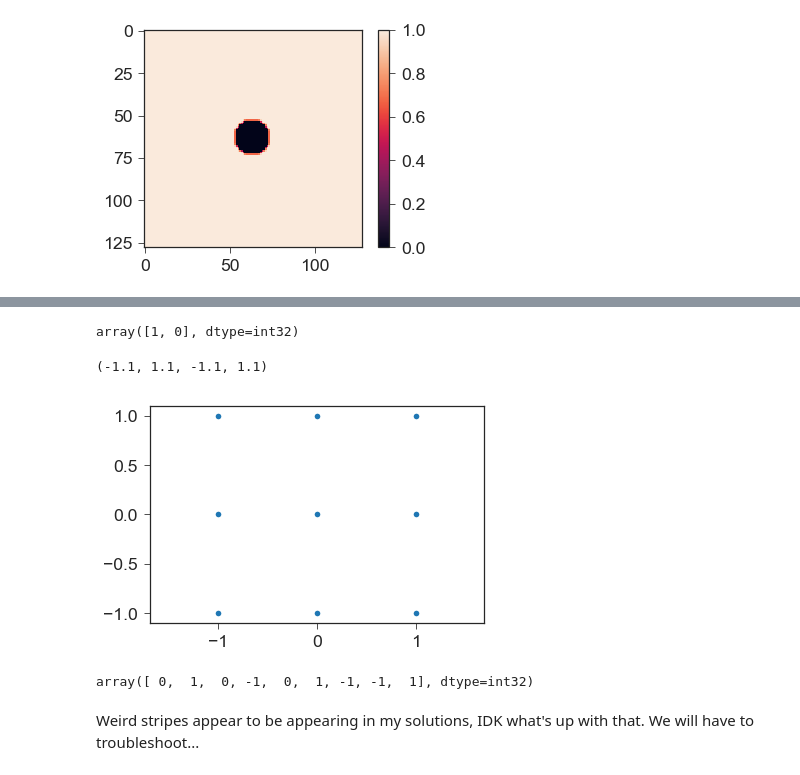
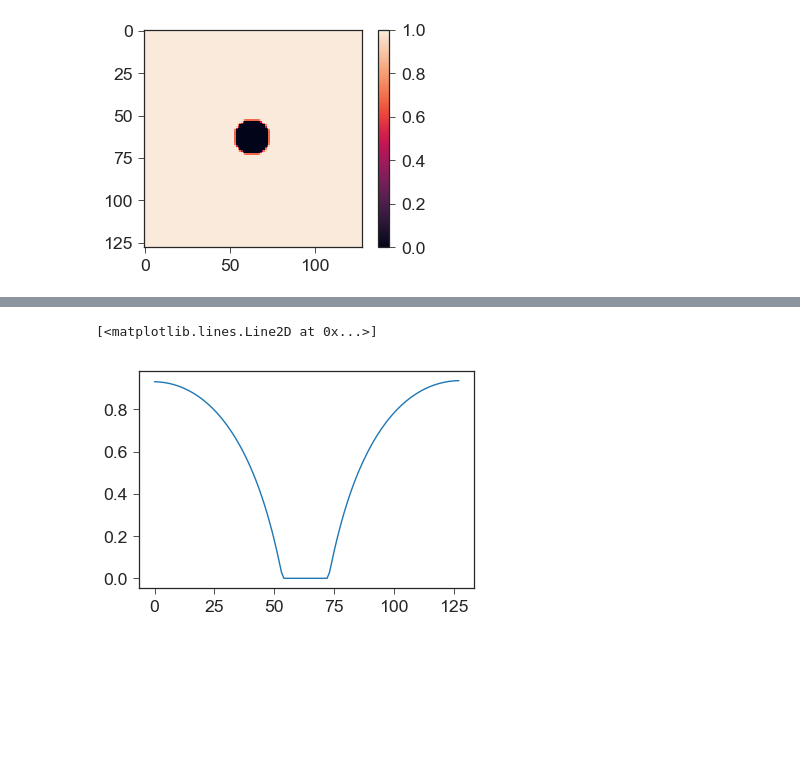
Before and after one commit to btweinstein/LB_colony_growth, a Jupyter notebook: 2018_04_23_mako_opencl_2d.ipynb, the cells around one changed output, grey strips where cells are left out. Saved outputs shown, nothing was run; the diff lists cells and outputs as text; code cells hidden in the pictures; blank space fills up the shorter version.

```diff
--- a/2018_04_23_mako_opencl_2d.ipynb
+++ b/2018_04_23_mako_opencl_2d.ipynb
@@ -195,15 +208,0 @@ dla_colony.velocity_set.reflect_list[3]
-# %%
-dla_colony.velocity_set.c_vec[:, 1]
-# %% [output]
-array([1, 0], dtype=int32)
-# %%
-c_vec = dla_colony.velocity_set.c_vec
-plt.plot(c_vec[0], c_vec[1], ls='', marker='o')
-plt.axis('equal')
-# %% [output]
-(-1.1, 1.1, -1.1, 1.1)
-[figure, removed]
-# %%
-dla_colony.velocity_set.c_vec[0]
-# %% [output]
-array([ 0,  1,  0, -1,  0,  1, -1, -1,  1], dtype=int32)
@@ -212,4 +209,5 @@ array([ 0,  1,  0, -1,  0,  1, -1, -1,  1], dtype=int32)
-# %% [markdown]
-Weird stripes appear to be appearing in my solutions, IDK what's up with that. We will have to troubleshoot...
 # %%
-# plt.plot(dla_colony.rho.get()[nx/2, :])
+plt.plot(dla_colony.rho.get()[nx/2, :])
+# %% [output]
+[<matplotlib.lines.Line2D at 0x...>]
+[figure, added]
```
Also changed, not shown: parts of 17 cells of this notebook, 2 other files.
